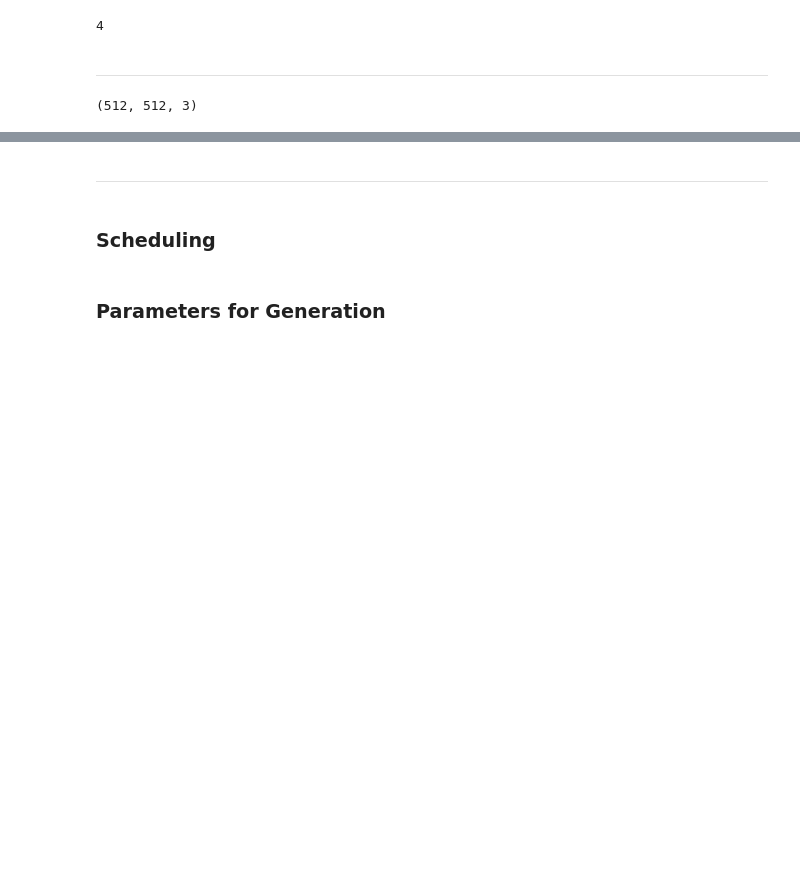
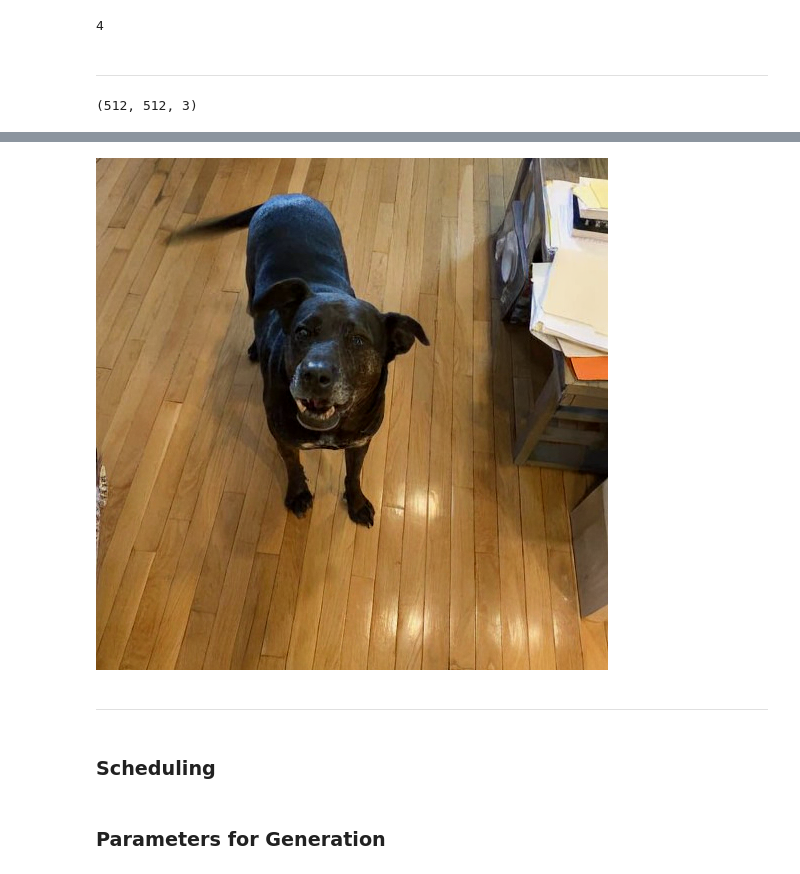
Before and after one commit to peterbull/diffedit, a Jupyter notebook: diffedit.ipynb, the cells around one changed output, grey strips where cells are left out. Drawn from its saved outputs; the diff is of its cells as text; code cells hidden in the pictures; blank space fills up the shorter version.

```diff
--- a/diffedit.ipynb
+++ b/diffedit.ipynb
@@ -125,0 +203,3 @@ PIL.Image.fromarray(np_noised_image)
+# %%
+with torch.no_grad():
+    noised_image = vae.decode(noised_latent).sample
@@ -125,0 +210,6 @@ PIL.Image.fromarray(np_noised_image)
+# %%
+noised_image = noised_image.clamp(0,1)
+# %%
+noised_image = noised_image[0].detach().cpu().permute(1,2,0).numpy()
+# %%
+noised_image = (noised_image * 255).round().astype("uint8")
@@ -126,3 +236,7 @@ PIL.Image.fromarray(np_noised_image)
+# %%
+PIL.Image.fromarray(noised_image)
+# %% [output]
+[figure, added]
 # %% [markdown]
 ***
 # %% [markdown]
```
Also changed, not shown: parts of 14 cells of this notebook.
